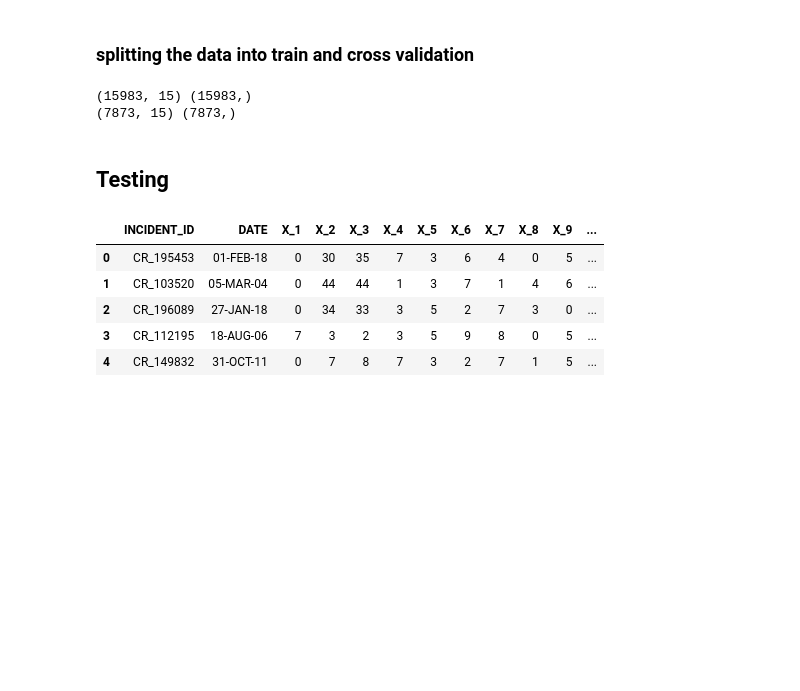
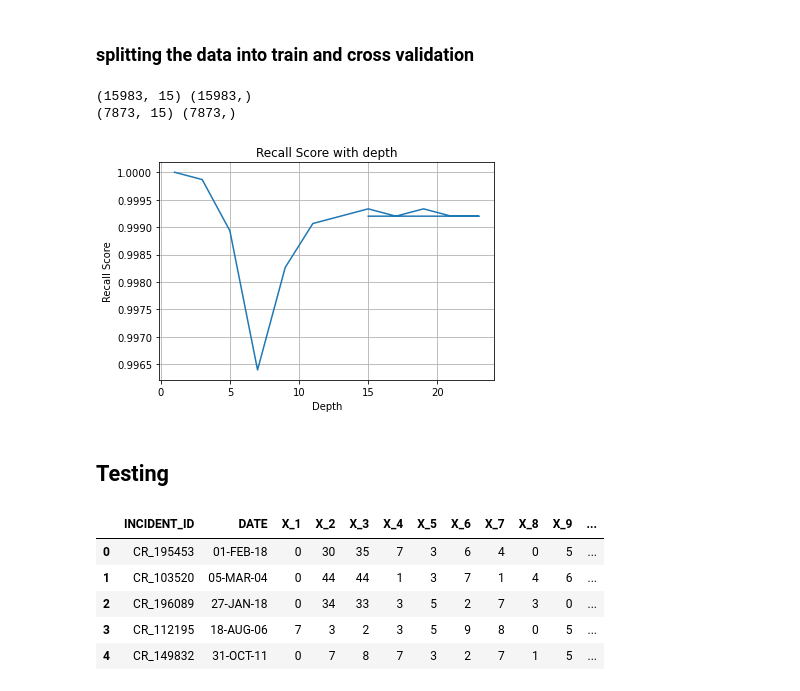
Before and after one commit to satyam2829/Hackerearth-Challenges, a Jupyter notebook: Server Hacked ?/server_hacked.ipynb, the cells around one changed output. Drawn from its saved outputs; the diff is of its cells as text; code cells hidden in the pictures; blank space fills up the shorter version.

```diff
--- a/Server Hacked ?/server_hacked.ipynb
+++ b/Server Hacked ?/server_hacked.ipynb
@@ -3,3 +6,3 @@ import pandas as pd
 # %%
-data = pd.read_csv('Dataset/Train.csv')
+train_data = pd.read_csv('Dataset/Train.csv')
 # %%
@@ -36,4 +39,4 @@ x_train.describe()
 | 75% | 0.000000 | 36.000000 | 35.000000 | 6.000000 | 5.000000 | 8.000000 | 7.000000 | 1.000000 | 6.000000 | 1.000000 | 249.000000 | ... |
 | max | 7.000000 | 52.000000 | 52.000000 | 10.000000 | 5.000000 | 19.000000 | 18.000000 | 99.000000 | 6.000000 | 90.000000 | 332.000000 | ... |
 # %%
-x_train = x_train.drop(['INCIDENT_ID'],axis=1)
+x_train = x_train.drop(['INCIDENT_ID', 'DATE'],axis=1)
@@ -44,5 +43,3 @@ x_train.shape
-# %%
-x_train = x_train.drop(['DATE'],axis=1)
 # %%
 x_train.shape
 # %% [output]
@@ -89,5 +66,5 @@ Name: X_12, dtype: int64
 # %%
-x_train['X_12'] = x_train['X_12'].fillna(1.0)
+x_train['X_12'] = x_train['X_12'].fillna(x_train['X_12'].mode()[0])
 # %% [markdown]
 ## Modelling
 # %% [markdown]
@@ -119,6 +96,15 @@ for ele in tqdm(depth):
     y_cv_pred = clf.predict(x_cv)
 
     cv_scores.append(recall_score(y_cv,y_cv_pred))
+# %%
+plt.plot(depth, cv_scores)
+plt.xlabel('Depth')
+plt.ylabel('Recall Score')
+plt.title('Recall Score with depth')
+plt.grid()
+plt.show()
+# %% [output]
+[figure, added]
 # %% [markdown]
 ## Testing
 # %%
```
Also changed, not shown: parts of 12 cells of this notebook.
